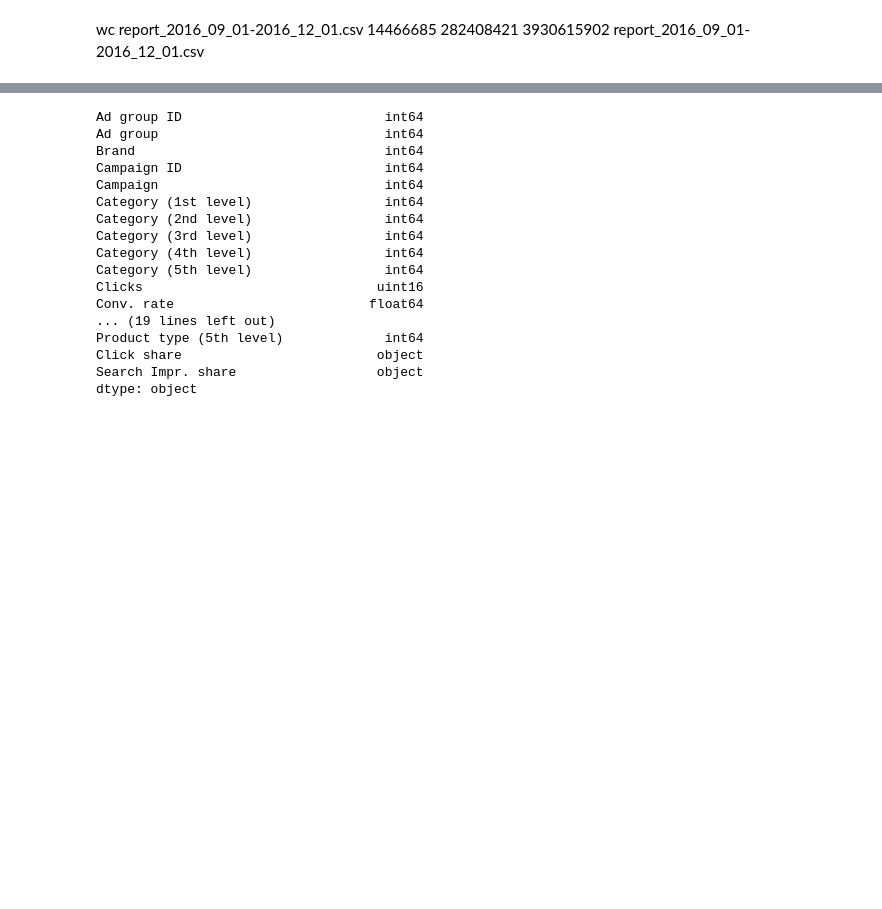
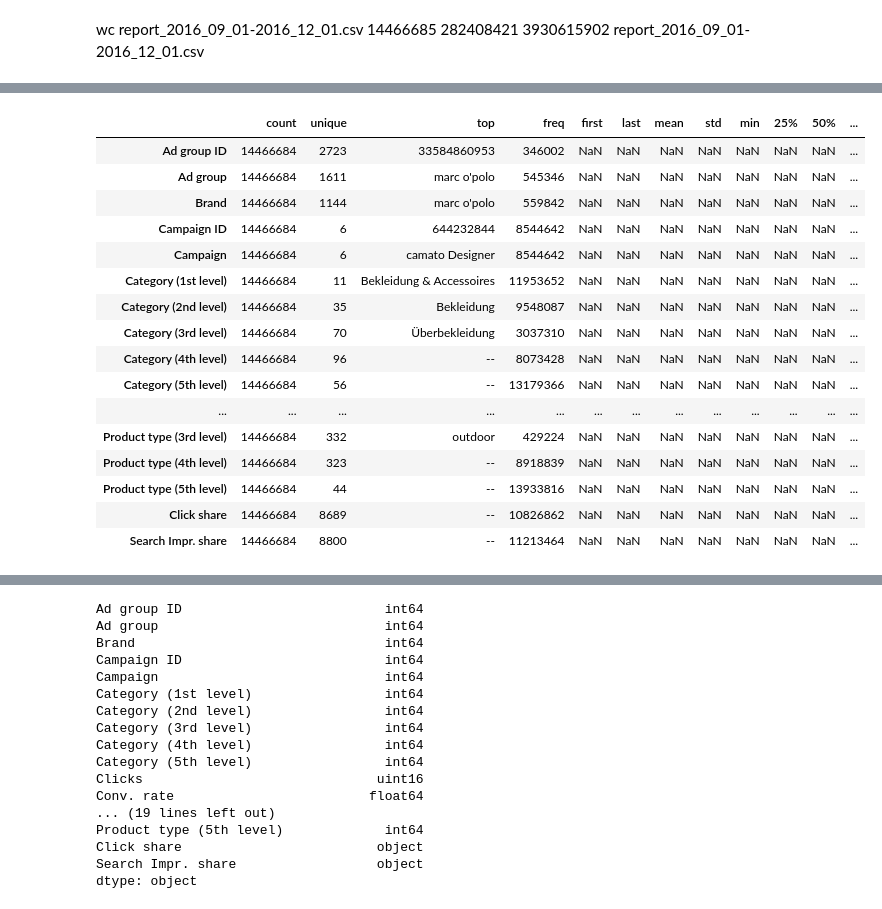
Before and after one commit to seanv507/crea, a Jupyter notebook: crealytics.ipynb, the cells around one changed output, grey strips where cells are left out. Saved outputs shown, nothing was run; the diff lists cells and outputs as text; code cells hidden in the pictures; blank space fills up the shorter version.

```diff
--- a/crealytics.ipynb
+++ b/crealytics.ipynb
@@ -99,3 +163,12 @@ df_mg=pd.concat(dfs)
 del dfs
 # %%
 df_mg.to_pickle('report_2016_09_01-2016_12_01.pkl')
+# %%
+df_mg=pd.read_pickle('report_2016_09_01-2016_12_01.pkl')
+# %%
+z1=lookups_df.set_index(['id_name', 'id_index'])
+cats = z1.index.levels[0].values
+for c in cats:
+    df_mg[c] = df_mg[c].map(z1.id.xs(c))
+# %%
+df_mg.reset_index(drop=True,inplace=True)
@@ -101,0 +209,2 @@ df_mg.to_pickle('report_2016_09_01-2016_12_01.pkl')
+# %%
+desc=df_mg.describe(include='all').T
@@ -101,0 +254,20 @@ df_mg.to_pickle('report_2016_09_01-2016_12_01.pkl')
+# %%
+desc
+# %% [output]
+|  | count | unique | top | freq | first | last | mean | std | min | 25% | 50% | ... |
+| Ad group ID | 14466684 | 2723 | 33584860953 | 346002 | NaN | NaN | NaN | NaN | NaN | NaN | NaN | ... |
+| Ad group | 14466684 | 1611 | marc o'polo | 545346 | NaN | NaN | NaN | NaN | NaN | NaN | NaN | ... |
+| Brand | 14466684 | 1144 | marc o'polo | 559842 | NaN | NaN | NaN | NaN | NaN | NaN | NaN | ... |
+| Campaign ID | 14466684 | 6 | 644232844 | 8544642 | NaN | NaN | NaN | NaN | NaN | NaN | NaN | ... |
+| Campaign | 14466684 | 6 | camato Designer | 8544642 | NaN | NaN | NaN | NaN | NaN | NaN | NaN | ... |
+| Category (1st level) | 14466684 | 11 | Bekleidung & Accessoires | 11953652 | NaN | NaN | NaN | NaN | NaN | NaN | NaN | ... |
+| Category (2nd level) | 14466684 | 35 | Bekleidung | 9548087 | NaN | NaN | NaN | NaN | NaN | NaN | NaN | ... |
+| Category (3rd level) | 14466684 | 70 | Überbekleidung | 3037310 | NaN | NaN | NaN | NaN | NaN | NaN | NaN | ... |
+| Category (4th level) | 14466684 | 96 | -- | 8073428 | NaN | NaN | NaN | NaN | NaN | NaN | NaN | ... |
+| Category (5th level) | 14466684 | 56 | -- | 13179366 | NaN | NaN | NaN | NaN | NaN | NaN | NaN | ... |
+| ... | ... | ... | ... | ... | ... | ... | ... | ... | ... | ... | ... | ... |
+| Product type (3rd level) | 14466684 | 332 | outdoor | 429224 | NaN | NaN | NaN | NaN | NaN | NaN | NaN | ... |
+| Product type (4th level) | 14466684 | 323 | -- | 8918839 | NaN | NaN | NaN | NaN | NaN | NaN | NaN | ... |
+| Product type (5th level) | 14466684 | 44 | -- | 13933816 | NaN | NaN | NaN | NaN | NaN | NaN | NaN | ... |
+| Click share | 14466684 | 8689 | -- | 10826862 | NaN | NaN | NaN | NaN | NaN | NaN | NaN | ... |
+| Search Impr. share | 14466684 | 8800 | -- | 11213464 | NaN | NaN | NaN | NaN | NaN | NaN | NaN | ... |
```
Also changed, not shown: parts of 59 cells of this notebook.
